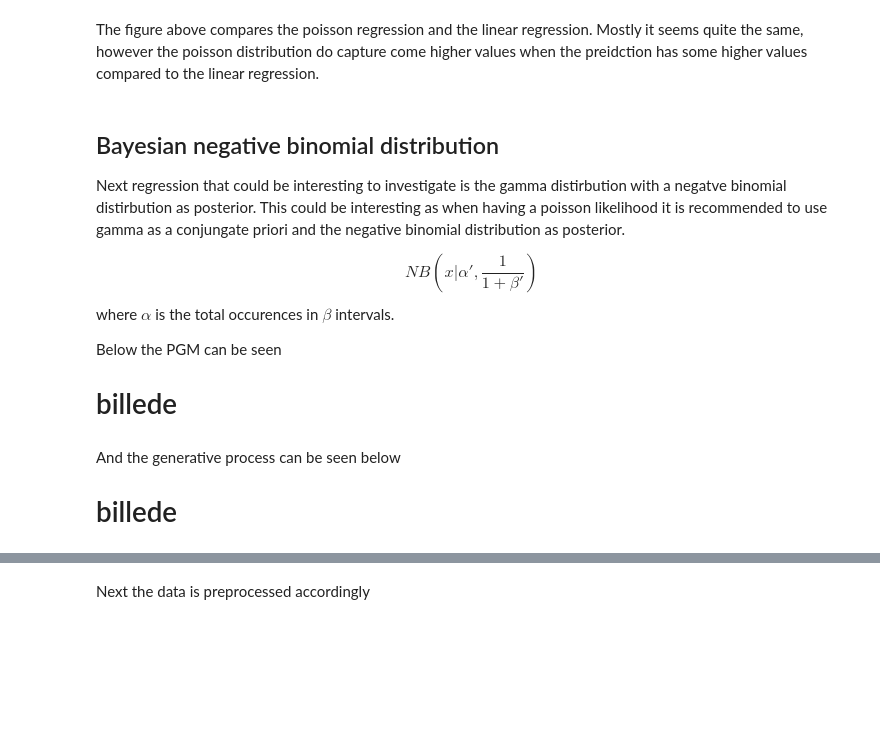
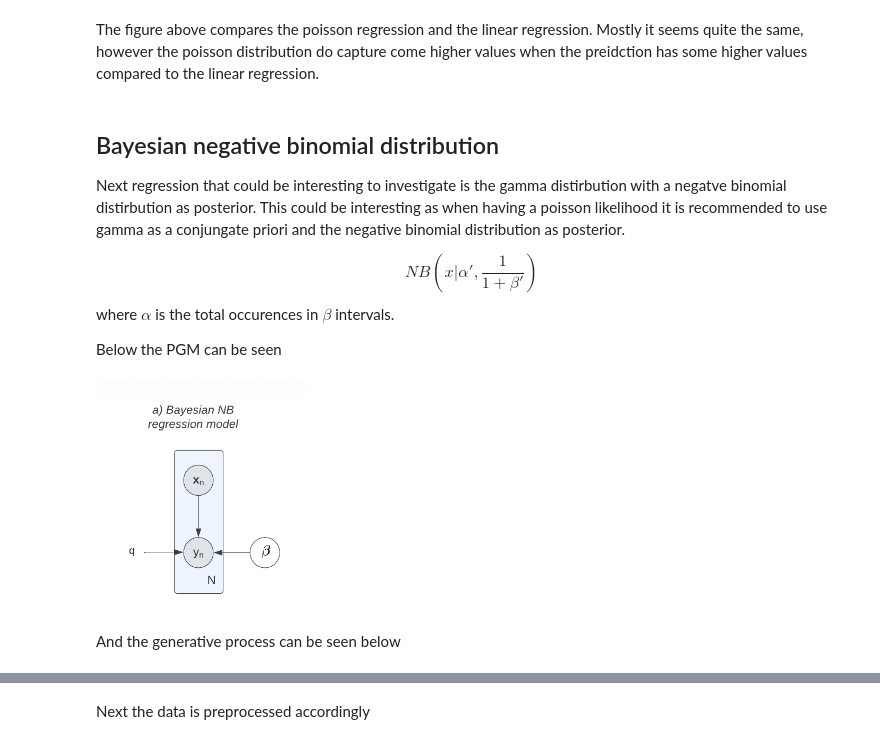
Before and after one commit to KatinkaKlepsch/model_based_ML, a Jupyter notebook: Modelling_notebook_final_version.ipynb, the cells around one changed output, grey strips where cells are left out. Drawn from its saved outputs; the diff is of its cells as text; code cells hidden in the pictures; blank space fills up the shorter version.

```diff
--- a/Modelling_notebook_final_version.ipynb
+++ b/Modelling_notebook_final_version.ipynb
@@ -559,7 +568,9 @@ where $\alpha$ is the total occurences in $\beta$ intervals.
 
 
 Below the PGM can be seen
-# billede
+# %%
+Image('Images/NB.png')
+# %% [output]
+[figure, added]
 # %% [markdown]
 And the generative process can be seen below
-# billede
```
Also changed, not shown: parts of 56 cells of this notebook, 17 other files.
